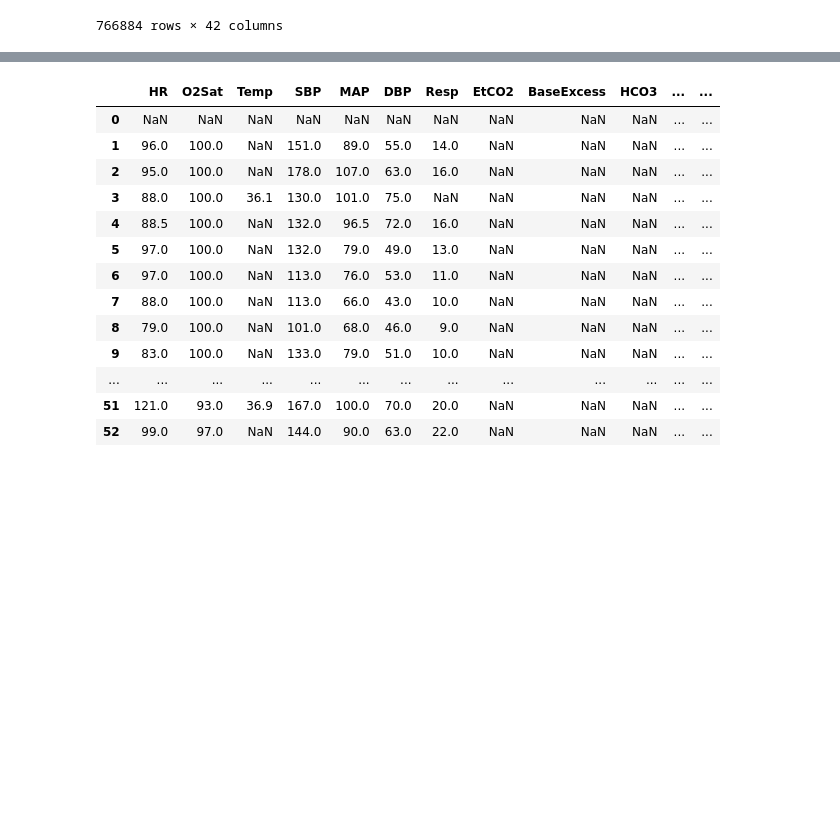
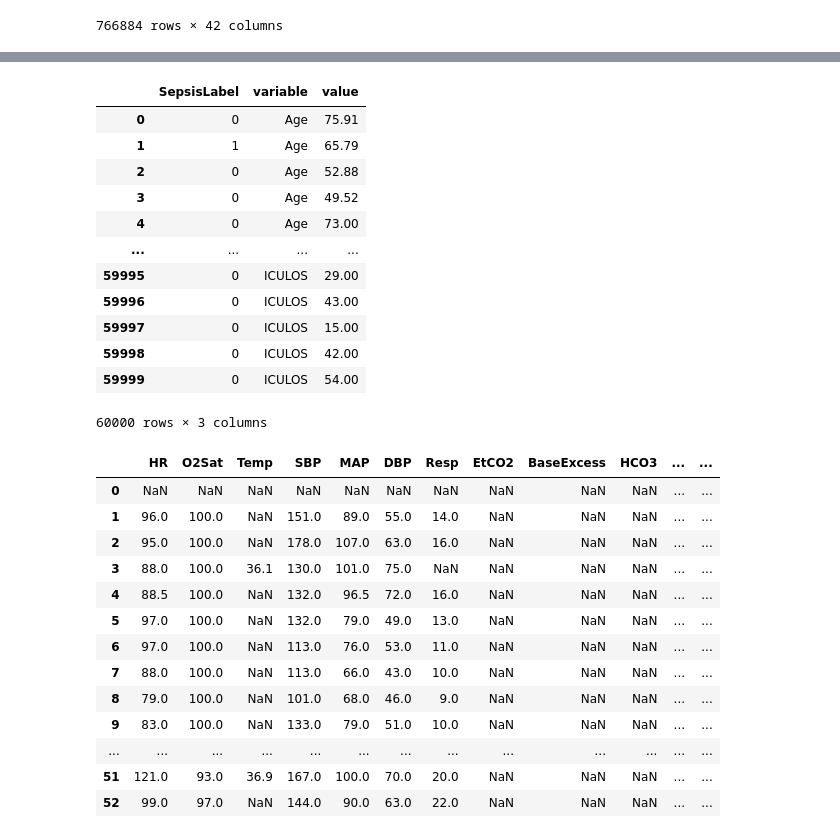
Before and after one commit to AtarCohen/Early-Prediction_of_Sepsis, a Jupyter notebook: notebook1.ipynb, the cells around one changed output, grey strips where cells are left out. Cells and saved outputs as stored; diff of their text form; code cells hidden in the pictures; blank space fills up the shorter version.

```diff
--- a/notebook1.ipynb
+++ b/notebook1.ipynb
@@ -95,3 +65,19 @@ df.describe()
+# %%
+pd.melt(demographic_df,['SepsisLabel'])
+# %% [output]
+|  | SepsisLabel | variable | value |
+| 0 | 0 | Age | 75.91 |
+| 1 | 1 | Age | 65.79 |
+| 2 | 0 | Age | 52.88 |
+| 3 | 0 | Age | 49.52 |
+| 4 | 0 | Age | 73.00 |
+| ... | ... | ... | ... |
+| 59995 | 0 | ICULOS | 29.00 |
+| 59996 | 0 | ICULOS | 43.00 |
+| 59997 | 0 | ICULOS | 15.00 |
+| 59998 | 0 | ICULOS | 42.00 |
+| 59999 | 0 | ICULOS | 54.00 |
+60000 rows × 3 columns
 # %%
 df2 = pd.read_csv('/home/student/Early_Prediction_of_Sepsis/data/train/patient_10964.psv',delimiter ='|')
 df2
```
Also changed, not shown: parts of 10 cells of this notebook, 1 other file.
